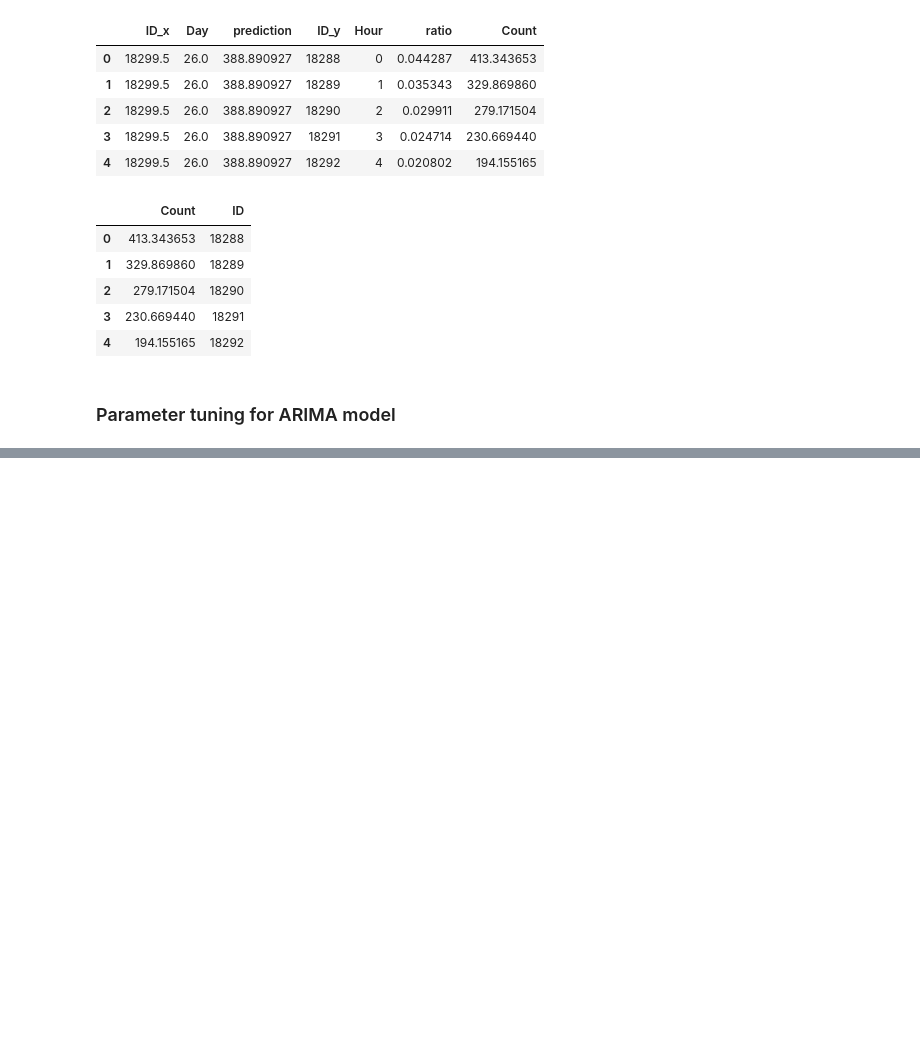
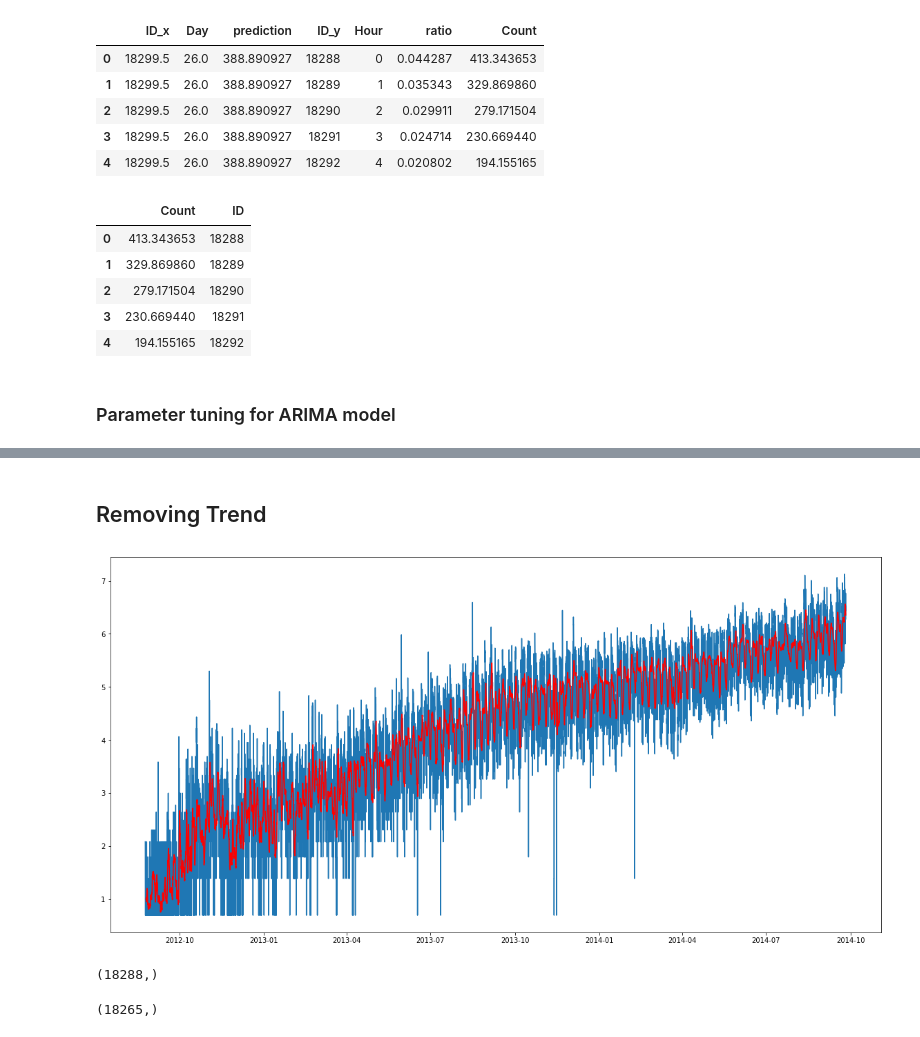
Before and after one commit to h0ssein2011/Kaggle_and_other_Online_competitions, a Jupyter notebook: JetRail/Time series Analysis.ipynb, the cells around one changed output, grey strips where cells are left out. Saved outputs shown, nothing was run; the diff lists cells and outputs as text; code cells hidden in the pictures; blank space fills up the shorter version.

Commit message:
remove trend

```diff
--- a/JetRail/Time series Analysis.ipynb
+++ b/JetRail/Time series Analysis.ipynb
@@ -524,0 +530,27 @@ pd.rol
+# %% [markdown]
+## Removing Trend
+# %%
+train_log=np.log(train['Count'])
+valid_log=np.log(Valid['Count'])
+
+
+moving_avg=pd.Series(train_log).rolling(window=24).mean()
+# plot the average
+plt.plot(train_log)
+plt.plot(moving_avg,color='red')
+plt.show()
+# %% [output]
+[figure, added]
+# %%
+# we see trend so we neglect the trend by differnce log and moving avg
+train_log_moving_avg_diff = train_log - moving_avg
+train_log_moving_avg_diff.head(25)
+train_log_moving_avg_diff.shape
+# %% [output]
+(18288,)
+# %%
+# as we see there is null vals for the previous 23 h so we remove NULLS
+train_log_moving_avg_diff.dropna(inplace=True)
+train_log_moving_avg_diff.shape
+# %% [output]
+(18265,)
```
Also changed, not shown: parts of 5 cells of this notebook.
